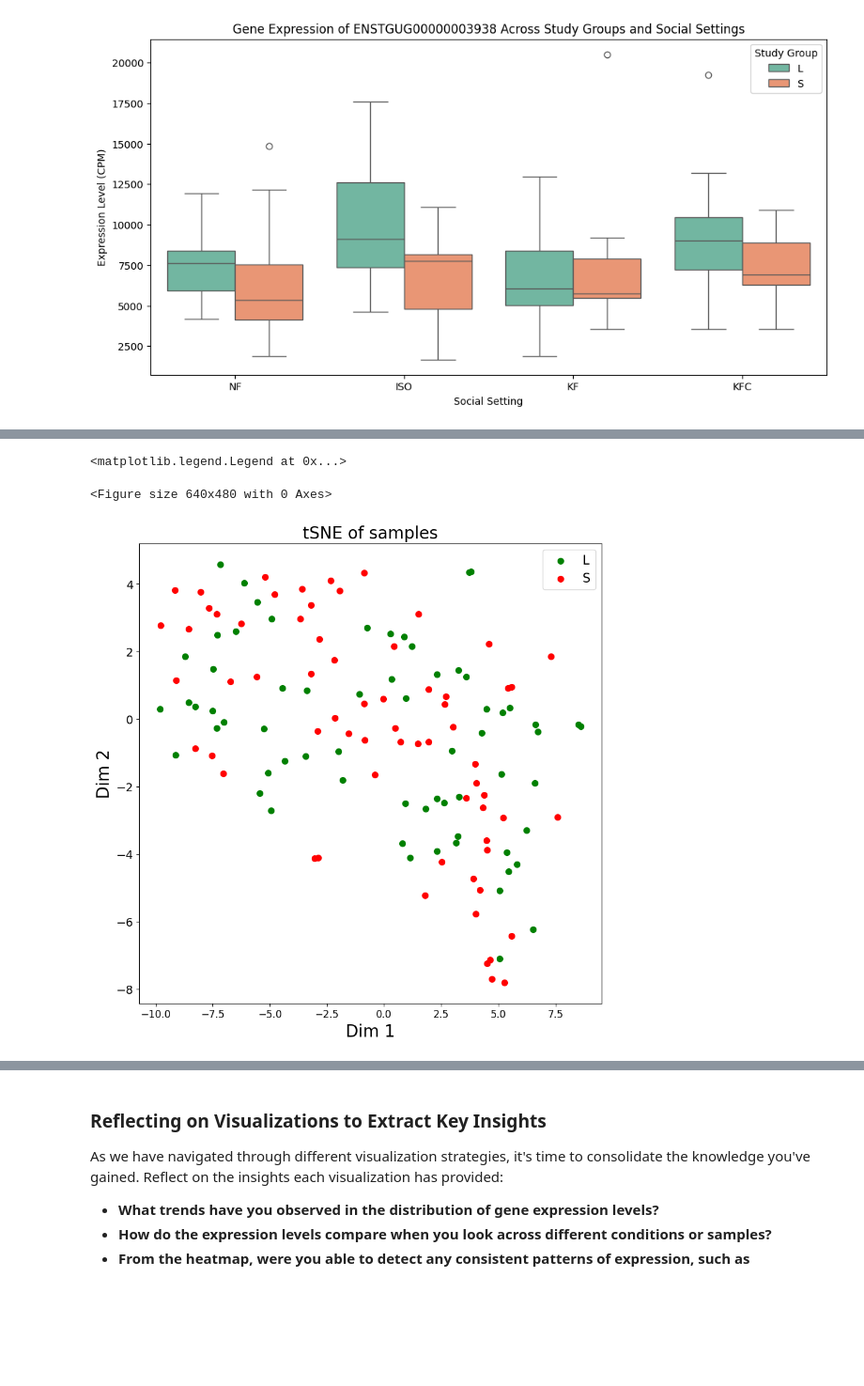
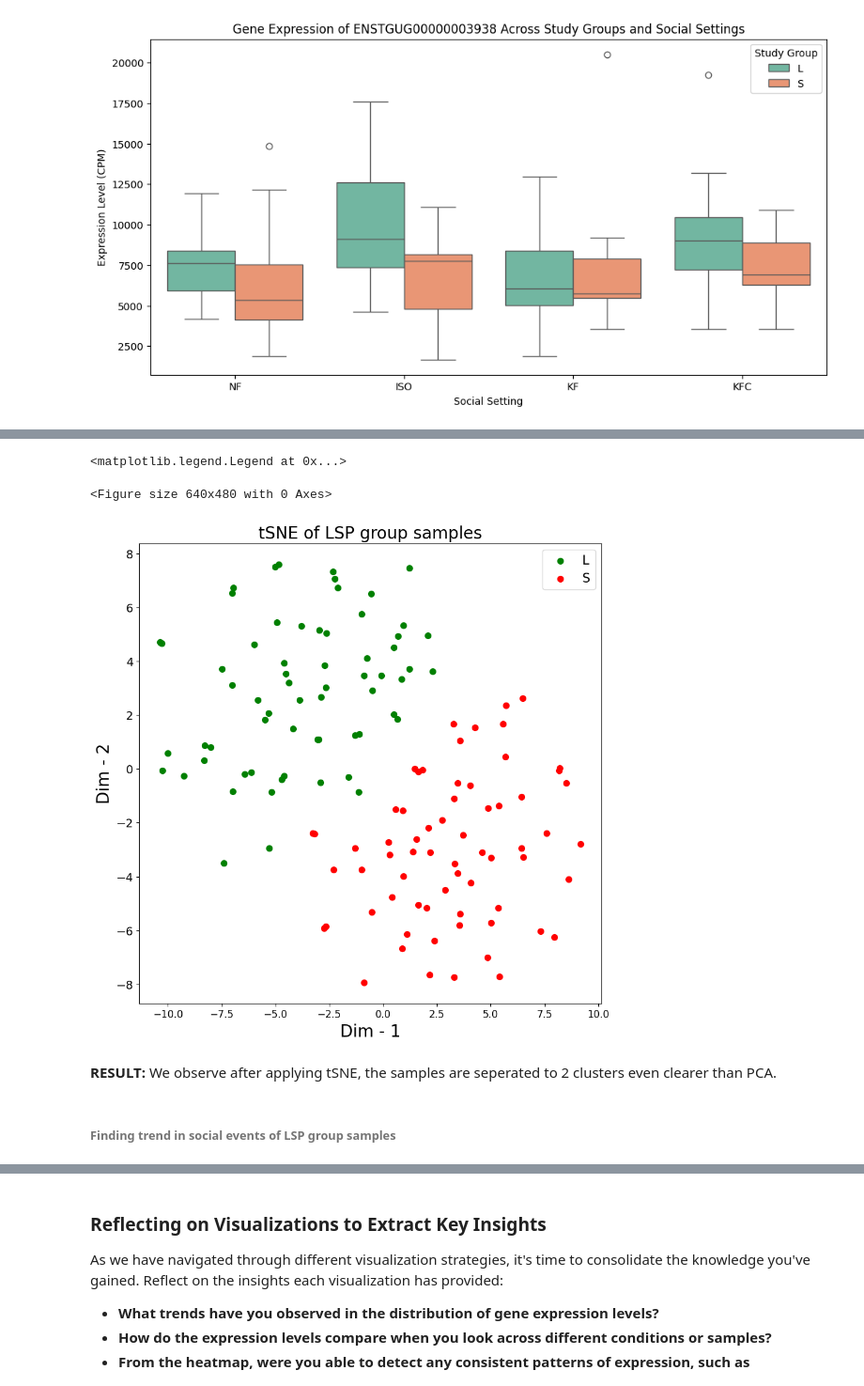
Before and after one commit to amirezzati/bioinformatics-project, a Jupyter notebook: the-songbird-study/SongBirdStudy.ipynb, the cells around one changed output, grey strips where cells are left out. Shown at 94% size. Saved outputs shown, nothing was run; the diff lists cells and outputs as text; code cells hidden in the pictures; blank space fills up the shorter version.

Commit message:
added PCA, tSNE, and some other charts for EDA

```diff
--- a/the-songbird-study/SongBirdStudy.ipynb
+++ b/the-songbird-study/SongBirdStudy.ipynb
@@ -514,0 +707,4 @@ plt.legend(study_groups,prop={'size': 15})
+# %%
+principal_dataframe= pd.DataFrame(data = data, columns = col_names)
+
+principal_dataframe.head()
@@ -514,0 +743,16 @@ plt.legend(study_groups,prop={'size': 15})
+# %%
+plt.figure()
+plt.figure(figsize=(10,10))
+plt.xticks(fontsize=12)
+plt.yticks(fontsize=14)
+plt.xlabel('Principal Component - 1',fontsize=20)
+plt.ylabel('Principal Component - 2',fontsize=20)
+plt.title("Principal Component Analysis of LSP group samples",fontsize=20)
+tissue_ids = ['HY', 'NST', 'TN']
+colors = ['g', 'r', 'b']
+for tissue_id, color in zip(tissue_ids, colors):
+    indicesToKeep = principal_dataframe['tissue_id'].str.startswith(tissue_id)
+    plt.scatter(principal_dataframe.loc[indicesToKeep, 'principal component 1']
+               , principal_dataframe.loc[indicesToKeep, 'principal component 2'], c = color, s = 50)
+
+plt.legend(social_setttings, prop={'size': 15})
@@ -516,0 +770,6 @@ plt.legend(study_groups,prop={'size': 15})
+# %%
+features = top_genes_df.columns
+x = top_genes_df.loc[:, features[4:]].values
+print('number of NAN elements:', np.count_nonzero(np.isnan(x)))
+x[np.isnan(x)] = 0 # handel NAN elements
+print('x shape:', x.shape)
@@ -529,5 +792,5 @@ print(tsne_data.shape)
 (131, 2)
 # %%
 col_names = list(features[:4])+['Dim 1', 'Dim 2']
-data = np.concatenate( (normalized_data.loc[:, features[:4]].values, tsne_data), axis=1)
+data = np.concatenate( (top_genes_df.loc[:, features[:4]].values, tsne_data), axis=1)
 # %%
@@ -544,20 +807,25 @@ tsne_dataframe.head()
 # %%
 plt.figure()
 plt.figure(figsize=(10,10))
 plt.xticks(fontsize=12)
 plt.yticks(fontsize=14)
-plt.xlabel('Dim 1',fontsize=20)
-plt.ylabel('Dim 2',fontsize=20)
-plt.title("tSNE of samples",fontsize=20)
+plt.xlabel('Dim - 1',fontsize=20)
+plt.ylabel('Dim - 2',fontsize=20)
+plt.title("tSNE of LSP group samples",fontsize=20)
 study_groups = ['L', 'S']
 colors = ['g', 'r']
 for study_group, color in zip(study_groups,colors):
     indicesToKeep = tsne_dataframe['study_group'] == study_group
     plt.scatter(tsne_dataframe.loc[indicesToKeep, 'Dim 1']
                , tsne_dataframe.loc[indicesToKeep, 'Dim 2'], c = color, s = 50)
 
-plt.legend(study_groups,prop={'size': 15})
+plt.legend(study_groups, prop={'size': 15})
 # %% [output]
 <matplotlib.legend.Legend at 0x...>
 <Figure size 640x480 with 0 Axes>
-[figure, old version]
+[figure, new version]
+# %% [markdown]
+**RESULT:**
+We observe after applying tSNE, the samples are seperated to 2 clusters even clearer than PCA.
+# %% [markdown]
+###### **Finding trend in social events of LSP group samples**
```
Also changed, not shown: parts of 67 cells of this notebook.
